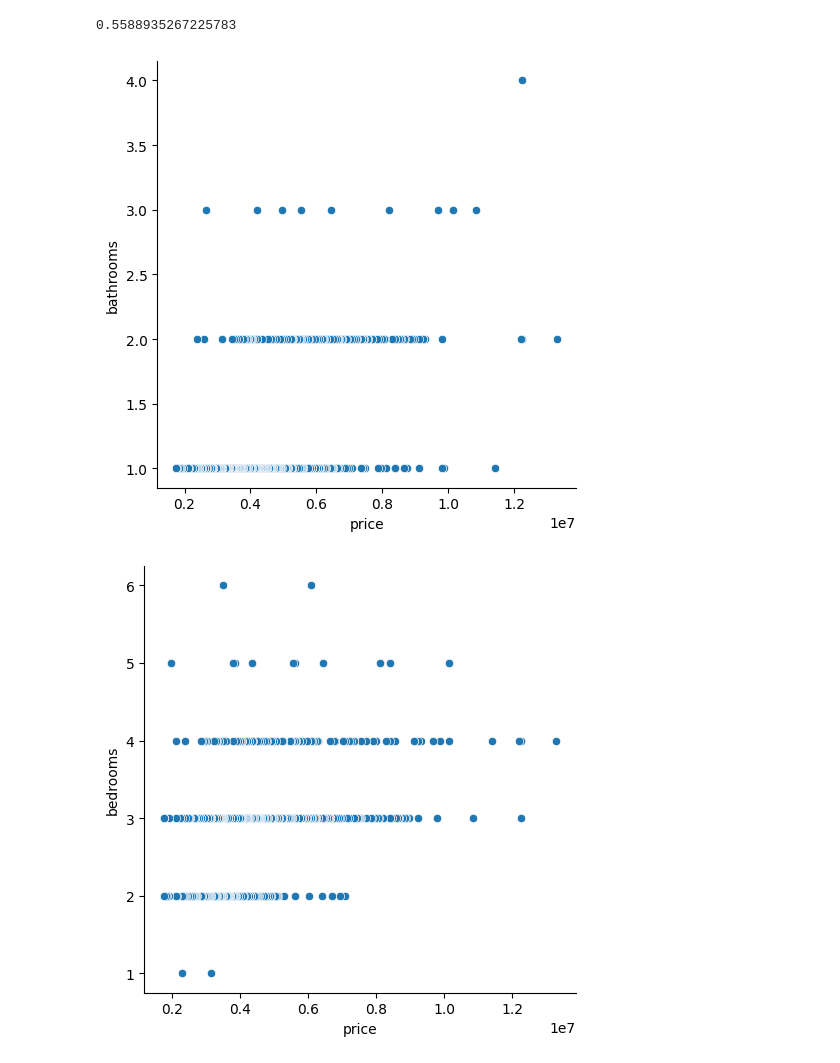
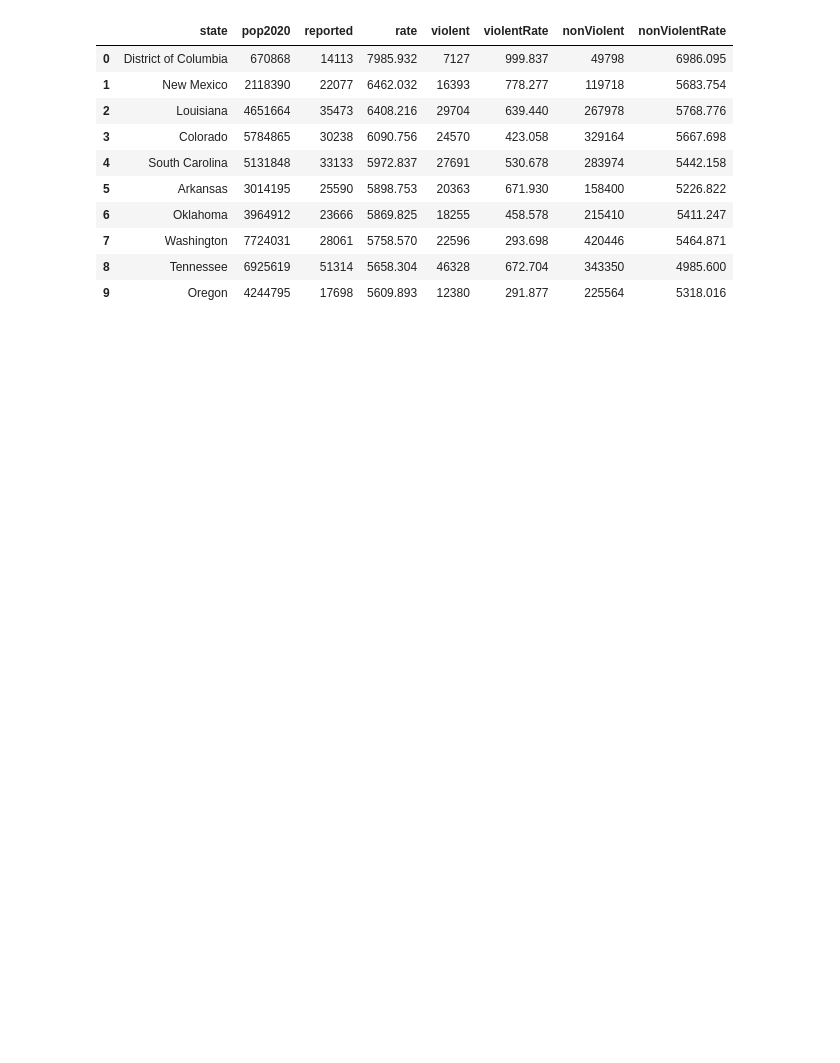
Before and after one commit to saj62/HackUTD-X-App, a Jupyter notebook: commercial_property.ipynb, the cells around one changed output. Cells and saved outputs as stored; diff of their text form; code cells hidden in the pictures; blank space fills up the shorter version.

```diff
--- a/commercial_property.ipynb
+++ b/commercial_property.ipynb
@@ -1,11 +1,21 @@
 # %%
+import numpy as np
 import pandas as pd
+import os
 import seaborn as sns
-import numpy as np
+import matplotlib as plt
 
-#change path to dataset
-data = pd.read_csv("/Users/zora/desktop/Housing.csv")
+df = pd.read_csv('datasets/crime_rates.csv')
+df.head(10)
 # %% [output]
-0.5588935267225783
-[figure, removed]
-[figure, removed]
+|  | state | pop2020 | reported | rate | violent | violentRate | nonViolent | nonViolentRate |
+| 0 | District of Columbia | 670868 | 14113 | 7985.932 | 7127 | 999.837 | 49798 | 6986.095 |
+| 1 | New Mexico | 2118390 | 22077 | 6462.032 | 16393 | 778.277 | 119718 | 5683.754 |
+| 2 | Louisiana | 4651664 | 35473 | 6408.216 | 29704 | 639.440 | 267978 | 5768.776 |
+| 3 | Colorado | 5784865 | 30238 | 6090.756 | 24570 | 423.058 | 329164 | 5667.698 |
+| 4 | South Carolina | 5131848 | 33133 | 5972.837 | 27691 | 530.678 | 283974 | 5442.158 |
+| 5 | Arkansas | 3014195 | 25590 | 5898.753 | 20363 | 671.930 | 158400 | 5226.822 |
+| 6 | Oklahoma | 3964912 | 23666 | 5869.825 | 18255 | 458.578 | 215410 | 5411.247 |
+| 7 | Washington | 7724031 | 28061 | 5758.570 | 22596 | 293.698 | 420446 | 5464.871 |
+| 8 | Tennessee | 6925619 | 51314 | 5658.304 | 46328 | 672.704 | 343350 | 4985.600 |
+| 9 | Oregon | 4244795 | 17698 | 5609.893 | 12380 | 291.877 | 225564 | 5318.016 |
```
Also changed, not shown: parts of 9 cells of this notebook, 10 other files.
